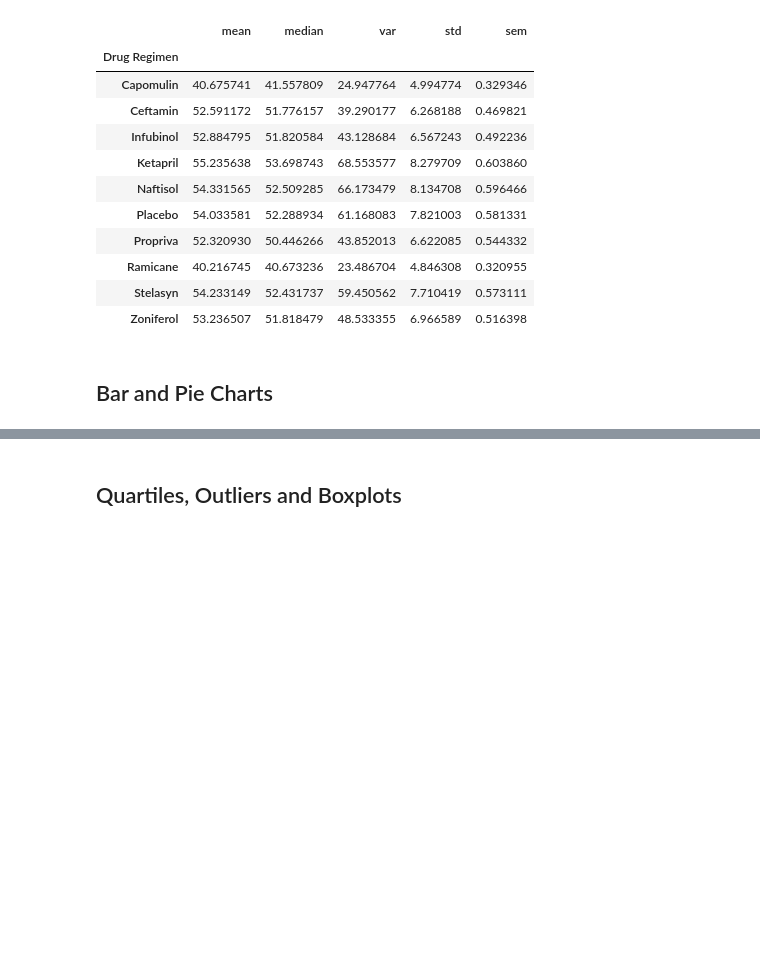
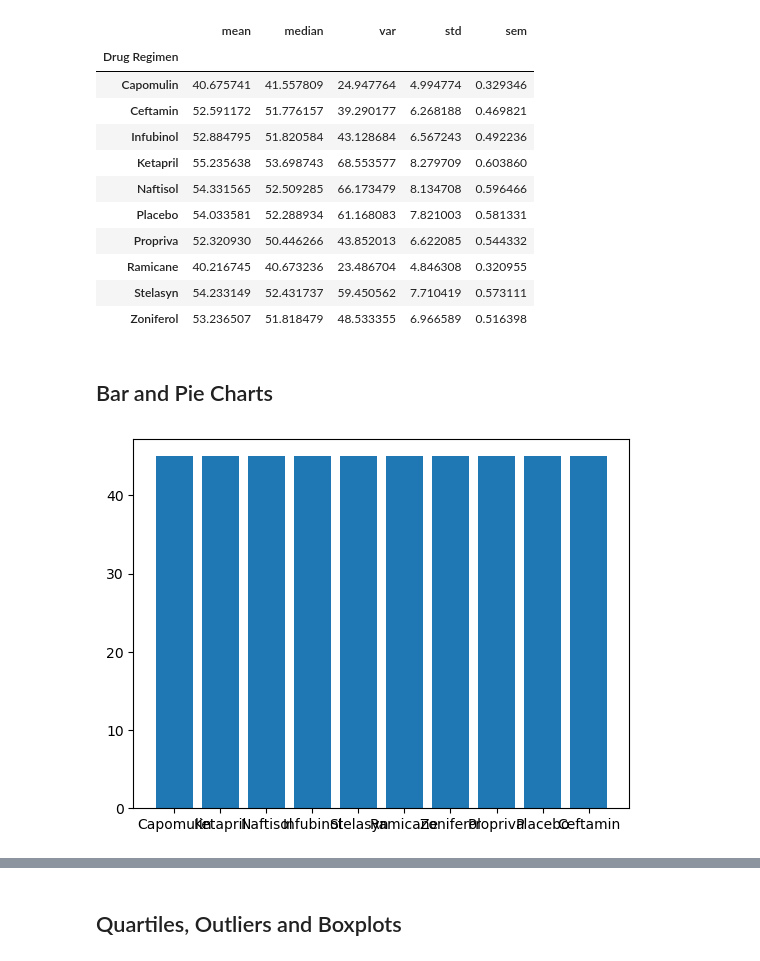
Before and after one commit to KDR9577/MatPlotlib, a Jupyter notebook: MatPlotlib/pymaceuticals_starter.ipynb, the cells around one changed output, grey strips where cells are left out. Cells and saved outputs as stored; diff of their text form; code cells hidden in the pictures; blank space fills up the shorter version.

Commit message:
changes to bar graphs

```diff
--- a/MatPlotlib/pymaceuticals_starter.ipynb
+++ b/MatPlotlib/pymaceuticals_starter.ipynb
@@ -142,15 +142,17 @@ aggregate_df
 # %%
 # Generate a bar plot showing the total number of rows (Mouse ID/Timepoints) for each drug regimen using Pandas.
 #make df with these two columns
 drug_timepoint_df = cleaned_df[["Drug Regimen", "Timepoint"]]
-#x = cleaned_df["Drug Regimen"]
-#y = cleaned_df["Timepoint"]
-#tick_locations = [value for value in x]
-#plt.bar(x, y, align="center")
-#plt.ylabel = ("Observed Timepoints")
-#plt.xlabel = ("Drug Treatments")
-#plt.xticks = (tick_locations, cleaned_df["Drug Regimen"])
-#plt.show()
+x = drug_timepoint_df["Drug Regimen"]
+y = drug_timepoint_df["Timepoint"]
+tick_locations = [value for value in x]
+plt.bar(x, y, align="center")
+plt.ylabel = ("Observed Timepoints")
+plt.xlabel = ("Drug Treatments")
+plt.xticks = (tick_locations, cleaned_df["Drug Regimen"])
+plt.show()
+# %% [output]
+[figure, added]
 # %%
 # Generate a bar plot showing the total number of rows (Mouse ID/Timepoints) for each drug regimen using pyplot.
 #ID_timepoint_df = cleaned_df[["Drug Regimen", "Timepoint"]]
```
Also changed, not shown: parts of 4 cells of this notebook.
